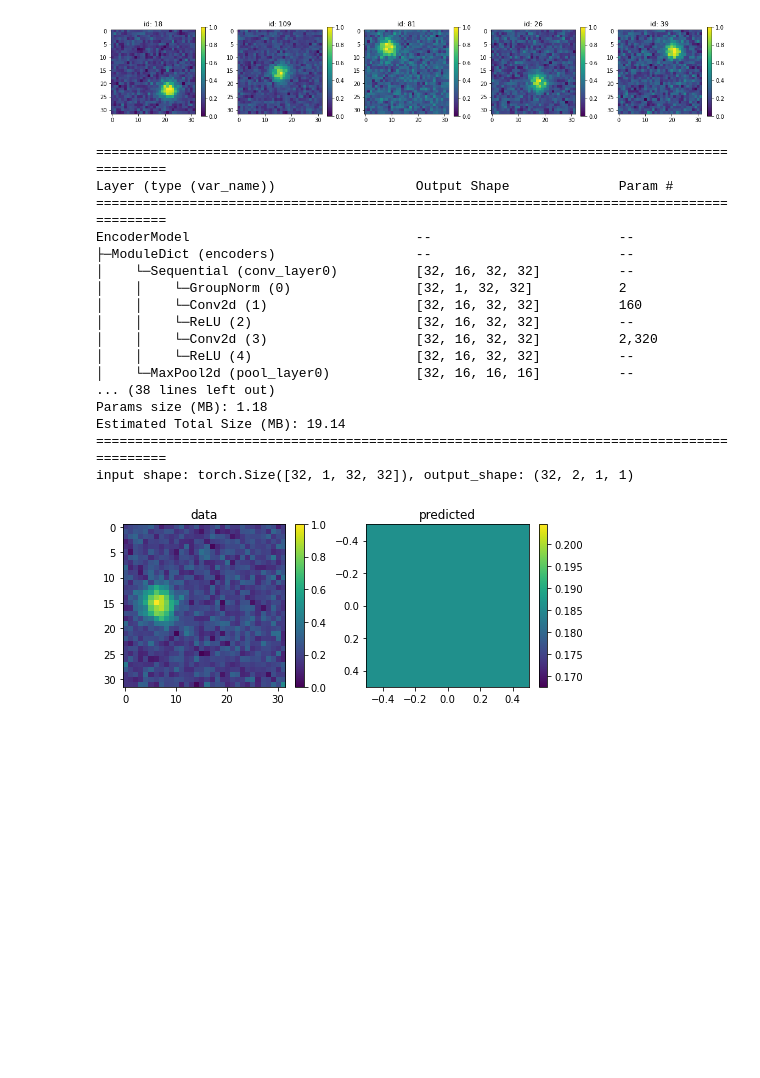
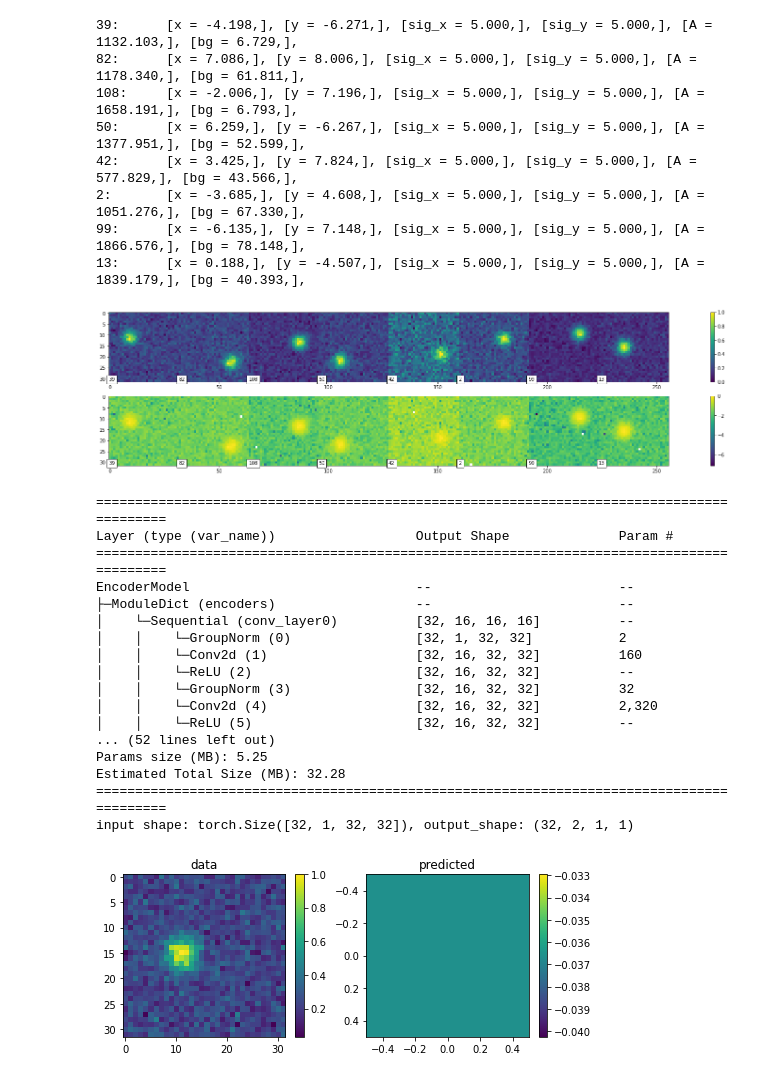
Before and after one commit to kkhchung/smlm-dl, a Jupyter notebook: smlm_dl/model_tests.ipynb, the cells around one changed output. Saved outputs shown, nothing was run; the diff lists cells and outputs as text; code cells hidden in the pictures; blank space fills up the shorter version.

```diff
--- a/smlm_dl/model_tests.ipynb
+++ b/smlm_dl/model_tests.ipynb
@@ -9,12 +10,25 @@ from matplotlib import pyplot as plt
 # %%
 training_data = dataset.Gaussian2DPSFDataset(length=128, psf_zerns={4:0, 5:0.5, 7:1})
-dataset.inspect_psfs(training_data)
+dataset.inspect_images(training_data)
 
 train_dataloader = DataLoader(training_data, batch_size=32, shuffle=True)
+
+dd = next(iter(train_dataloader))
 # %% [output]
+39:      [x = -4.198,], [y = -6.271,], [sig_x = 5.000,], [sig_y = 5.000,], [A = 1132.103,], [bg = 6.729,],
+82:      [x = 7.086,], [y = 8.006,], [sig_x = 5.000,], [sig_y = 5.000,], [A = 1178.340,], [bg = 61.811,],
+108:     [x = -2.006,], [y = 7.196,], [sig_x = 5.000,], [sig_y = 5.000,], [A = 1658.191,], [bg = 6.793,],
+50:      [x = 6.259,], [y = -6.267,], [sig_x = 5.000,], [sig_y = 5.000,], [A = 1377.951,], [bg = 52.599,],
+42:      [x = 3.425,], [y = 7.824,], [sig_x = 5.000,], [sig_y = 5.000,], [A = 577.829,], [bg = 43.566,],
+2:       [x = -3.685,], [y = 4.608,], [sig_x = 5.000,], [sig_y = 5.000,], [A = 1051.276,], [bg = 67.330,],
+99:      [x = -6.135,], [y = 7.148,], [sig_x = 5.000,], [sig_y = 5.000,], [A = 1866.576,], [bg = 78.148,],
+13:      [x = 0.188,], [y = -4.507,], [sig_x = 5.000,], [sig_y = 5.000,], [A = 1839.179,], [bg = 40.393,],
-[figure, old version]
+[figure, new version]
 # %%
-encoder_model = model.EncoderModel(depth=3, first_layer_out_channels=16)
+reload(model)
+encoder_model = model.EncoderModel(img_size=(32,32),
+                                   depth=4,
+                                   first_layer_out_channels=16)
 print(summary(encoder_model, input_size=(32, 1, 32, 32), row_settings=["var_names"],))
 
 model.check_model(encoder_model, train_dataloader)
@@ -24,19 +38,19 @@ Layer (type (var_name))                  Output Shape              Param #
 ==========================================================================================
 EncoderModel                             --                        --
 ├─ModuleDict (encoders)                  --                        --
-│    └─Sequential (conv_layer0)          [32, 16, 32, 32]          --
+│    └─Sequential (conv_layer0)          [32, 16, 16, 16]          --
 │    │    └─GroupNorm (0)                [32, 1, 32, 32]           2
 │    │    └─Conv2d (1)                   [32, 16, 32, 32]          160
 │    │    └─ReLU (2)                     [32, 16, 32, 32]          --
-│    │    └─Conv2d (3)                   [32, 16, 32, 32]          2,320
-│    │    └─ReLU (4)                     [32, 16, 32, 32]          --
-│    └─MaxPool2d (pool_layer0)           [32, 16, 16, 16]          --
-... (38 lines left out)
-Params size (MB): 1.18
-Estimated Total Size (MB): 19.14
+│    │    └─GroupNorm (3)                [32, 16, 32, 32]          32
+│    │    └─Conv2d (4)                   [32, 16, 32, 32]          2,320
+│    │    └─ReLU (5)                     [32, 16, 32, 32]          --
+... (52 lines left out)
+Params size (MB): 5.25
+Estimated Total Size (MB): 32.28
 ==========================================================================================
 input shape: torch.Size([32, 1, 32, 32]), output_shape: (32, 2, 1, 1)
-[figure, old version]
+[figure, new version]
 # %%
 reload(model)
 
```
Also changed, not shown: parts of 12 cells of this notebook, 2 other files.
